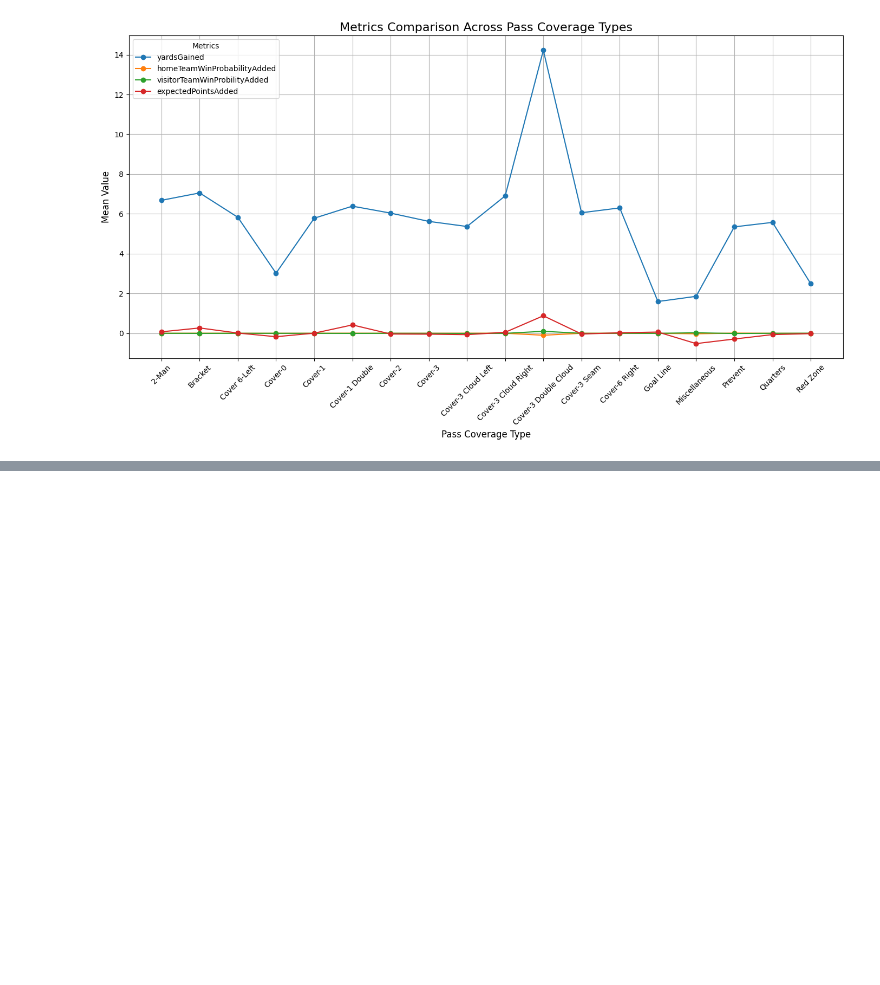
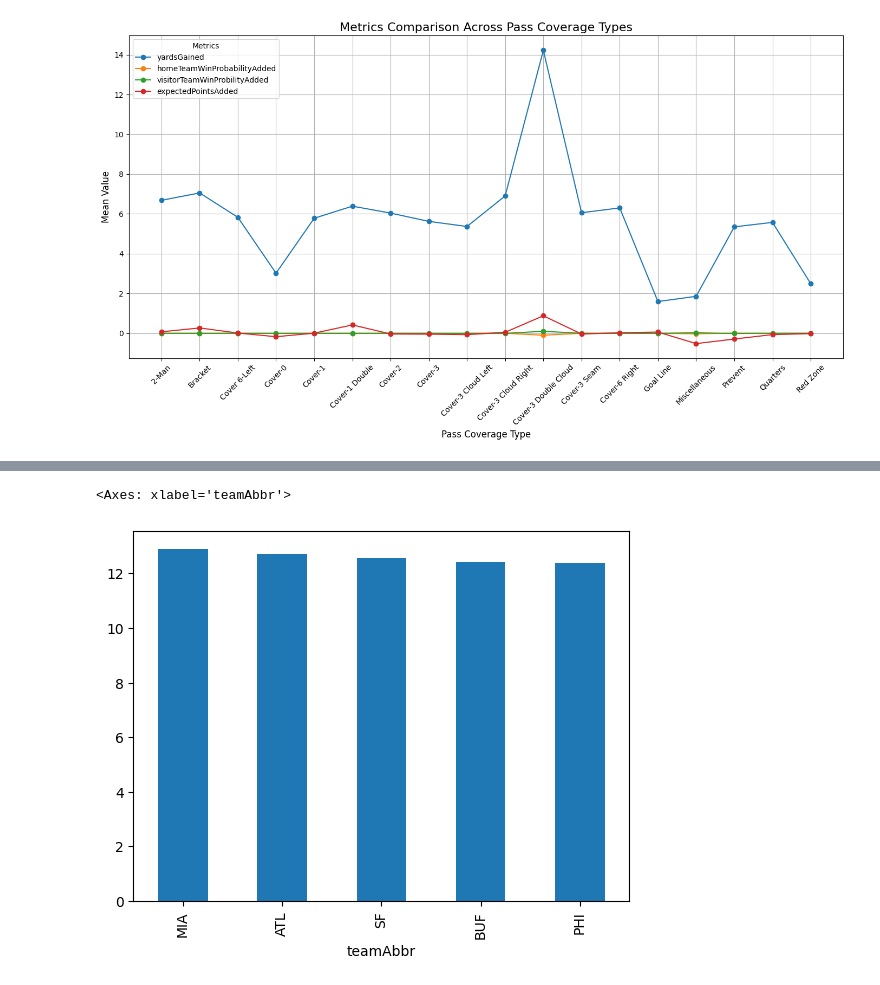
Before and after one commit to lanvu301/NFL-Big-Data-Bowl, a Jupyter notebook: script.ipynb, the cells around one changed output, grey strips where cells are left out. Drawn from its saved outputs; the diff is of its cells as text; code cells hidden in the pictures; blank space fills up the shorter version.

```diff
--- a/script.ipynb
+++ b/script.ipynb
@@ -259,0 +276,5 @@ Red Zone                                  0.004242            -0.017039
+# %%
+player_play[player_play['hadPassReception']==1].groupby(['teamAbbr']).receivingYards.mean().sort_values(ascending=False)[:5].plot(kind='bar')
+# %% [output]
+<Axes: xlabel='teamAbbr'>
+[figure, added]
```
Also changed, not shown: parts of 19 cells of this notebook.
